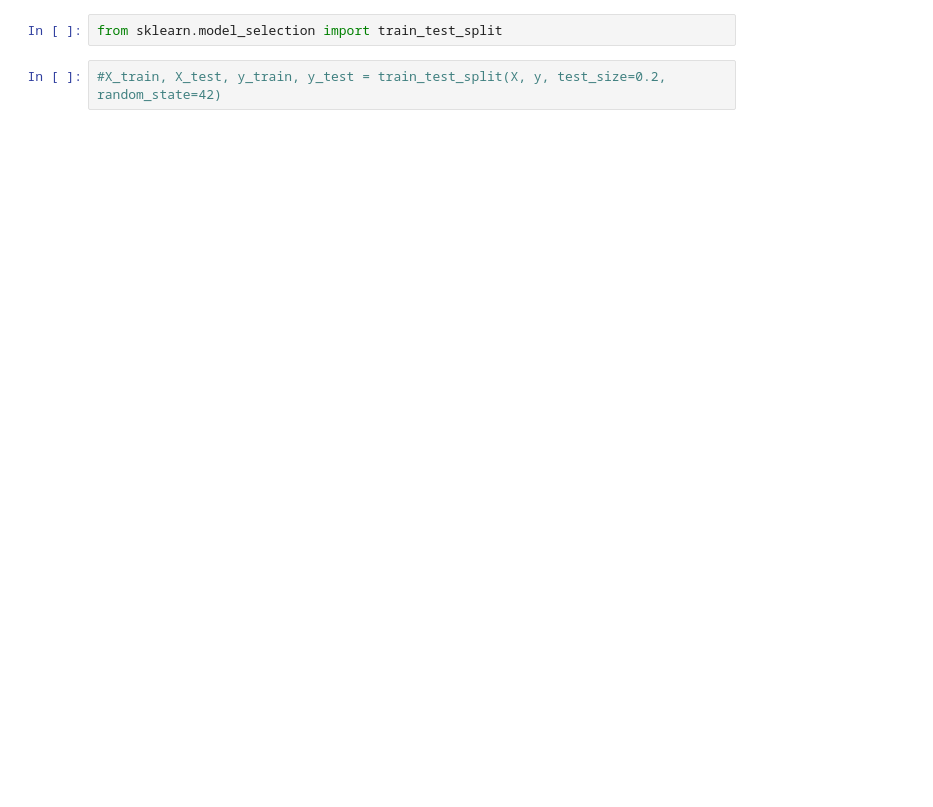
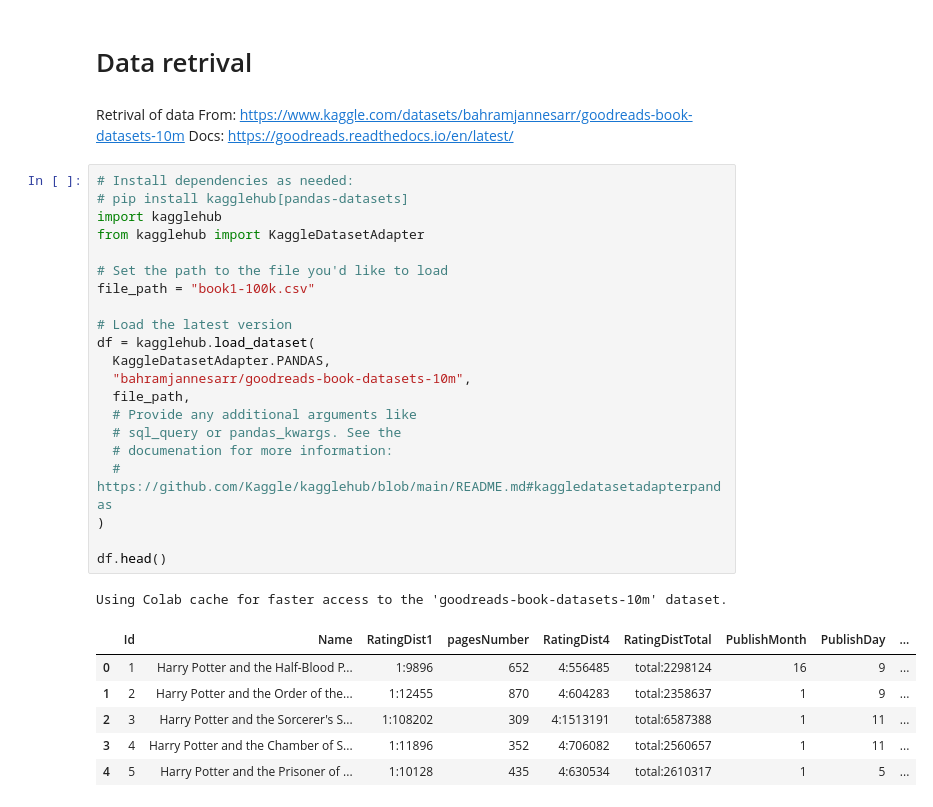
Before and after one commit to PhilippStahlbergGit/DAT251_project_library_app, a Jupyter notebook: DAT251_recommendations_system_.ipynb, the cells around one changed output. Saved outputs shown, nothing was run; the diff lists cells and outputs as text; blank space fills up the shorter version.

```diff
--- a/DAT251_recommendations_system_.ipynb
+++ b/DAT251_recommendations_system_.ipynb
@@ -1,6 +1,37 @@
 # %% [markdown]
 <a href="https://colab.research.google.com/github/PhilippStahlbergGit/DAT251_project_library_app/blob/testing/DAT251_recommendations_system_.ipynb" target="_parent"><img src="https://colab.research.google.com/assets/colab-badge.svg" alt="Open In Colab"/></a>
-# %%
-from sklearn.model_selection import train_test_split
-# %%
-#X_train, X_test, y_train, y_test = train_test_split(X, y, test_size=0.2, random_state=42)
+# %% [markdown]
+# Data retrival
+# %% [markdown]
+Retrival of data
+From: https://www.kaggle.com/datasets/bahramjannesarr/goodreads-book-datasets-10m
+Docs: https://goodreads.readthedocs.io/en/latest/
+# %%
+# Install dependencies as needed:
+# pip install kagglehub[pandas-datasets]
+import kagglehub
+from kagglehub import KaggleDatasetAdapter
+
+# Set the path to the file you'd like to load
+file_path = "book1-100k.csv"
+
+# Load the latest version
+df = kagglehub.load_dataset(
+  KaggleDatasetAdapter.PANDAS,
+  "bahramjannesarr/goodreads-book-datasets-10m",
+  file_path,
+  # Provide any additional arguments like
+  # sql_query or pandas_kwargs. See the
+  # documenation for more information:
+  # https://github.com/Kaggle/kagglehub/blob/main/README.md#kaggledatasetadapterpandas
+)
+
+df.head()
+# %% [output]
+Using Colab cache for faster access to the 'goodreads-book-datasets-10m' dataset.
+|  | Id | Name | RatingDist1 | pagesNumber | RatingDist4 | RatingDistTotal | PublishMonth | PublishDay | ... |
+| 0 | 1 | Harry Potter and the Half-Blood P... | 1:9896 | 652 | 4:556485 | total:2298124 | 16 | 9 | ... |
+| 1 | 2 | Harry Potter and the Order of the... | 1:12455 | 870 | 4:604283 | total:2358637 | 1 | 9 | ... |
+| 2 | 3 | Harry Potter and the Sorcerer's S... | 1:108202 | 309 | 4:1513191 | total:6587388 | 1 | 11 | ... |
+| 3 | 4 | Harry Potter and the Chamber of S... | 1:11896 | 352 | 4:706082 | total:2560657 | 1 | 11 | ... |
+| 4 | 5 | Harry Potter and the Prisoner of ... | 1:10128 | 435 | 4:630534 | total:2610317 | 1 | 5 | ... |
```
Also changed, not shown: parts of 14 cells of this notebook.
